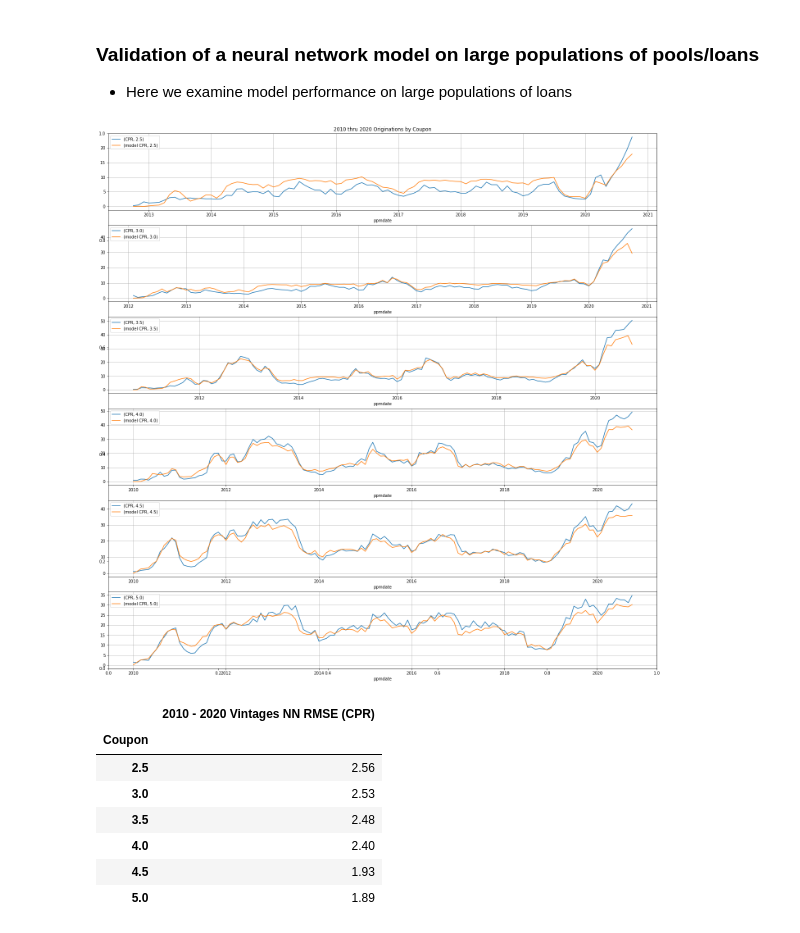
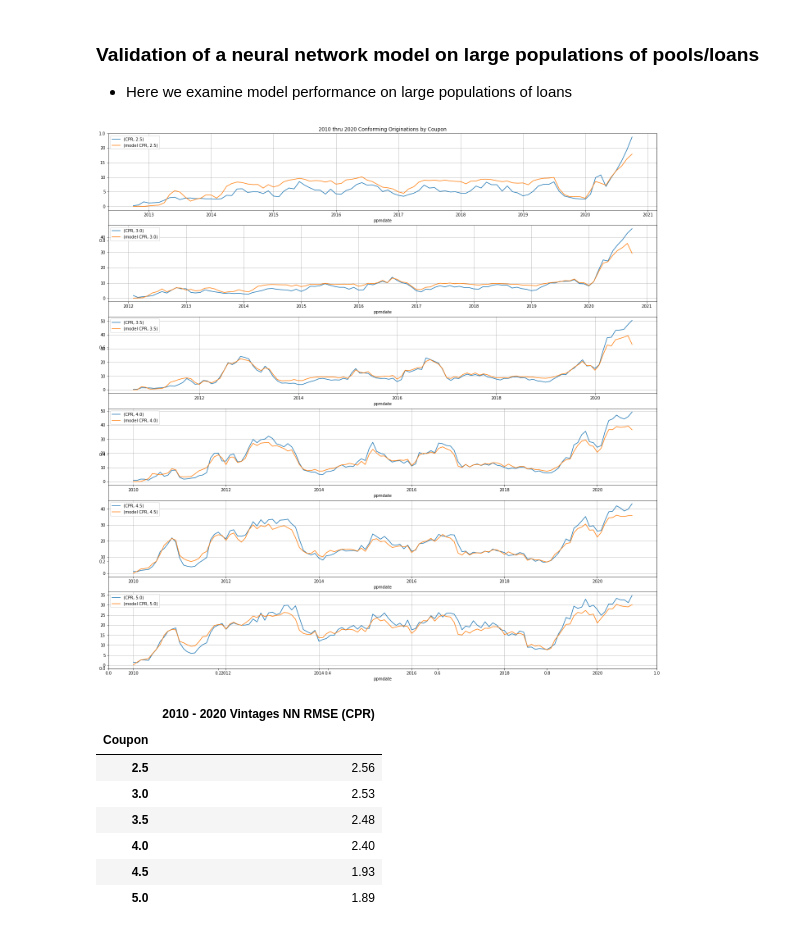
Before and after one commit to Bidek56/nn-ppm-model, a Jupyter notebook: model_fitting.ipynb, the cells around one changed output. Drawn from its saved outputs; the diff is of its cells as text; code cells hidden in the pictures.

```diff
--- a/model_fitting.ipynb
+++ b/model_fitting.ipynb
@@ -307,9 +307,9 @@ df['model SMM x CBal'] = df['model SMM']*df['CBal']
 df['ppmdate'] = df['asofdate'].apply(lambda x: dt.date(int(str(x)[:4]),int(str(x)[-2:]),1))
 df['Vintage'] = df['pool_issue_month'].apply(lambda x: int(str(x)[:4]))
 # %%
-valReport(df[df['cnloans']>=cnloans],graphTitle='2010 thru 2020 Originations by Coupon',fsize=(24,24))
+valReport(df[df['cnloans']>=cnloans],graphTitle='2010 thru 2020 Conforming Originations by Coupon',fsize=(24,24))
 # %% [output]
-[figure, old version]
+[figure, new version]
 # %%
 np.round(rmse_by_coupon(df[(df['cnloans']>=cnloans) & df['asofdate']<data_cutoff],col_name='2010 - 2020 Vintages NN RMSE (CPR)'),2)
 # %% [output]
```
